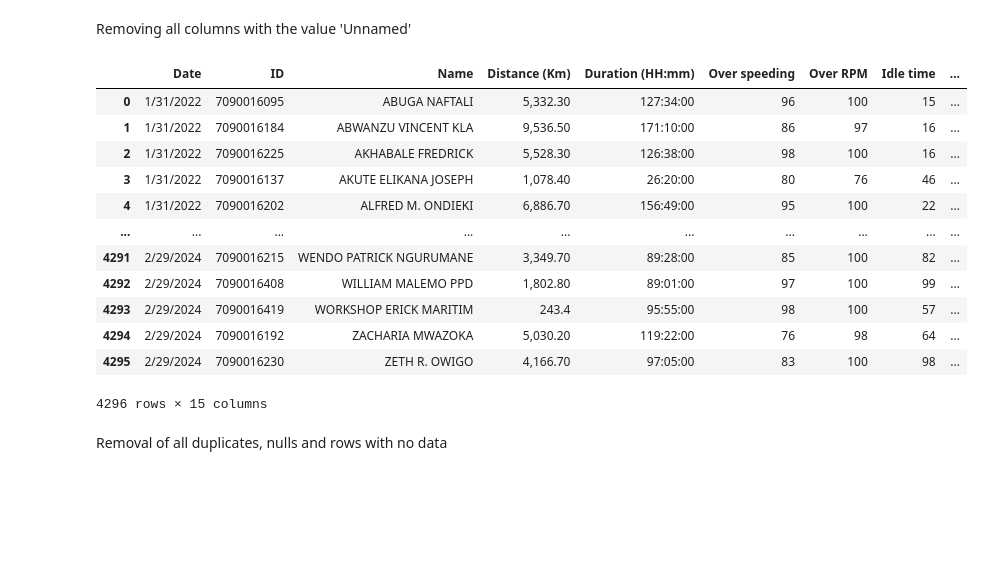
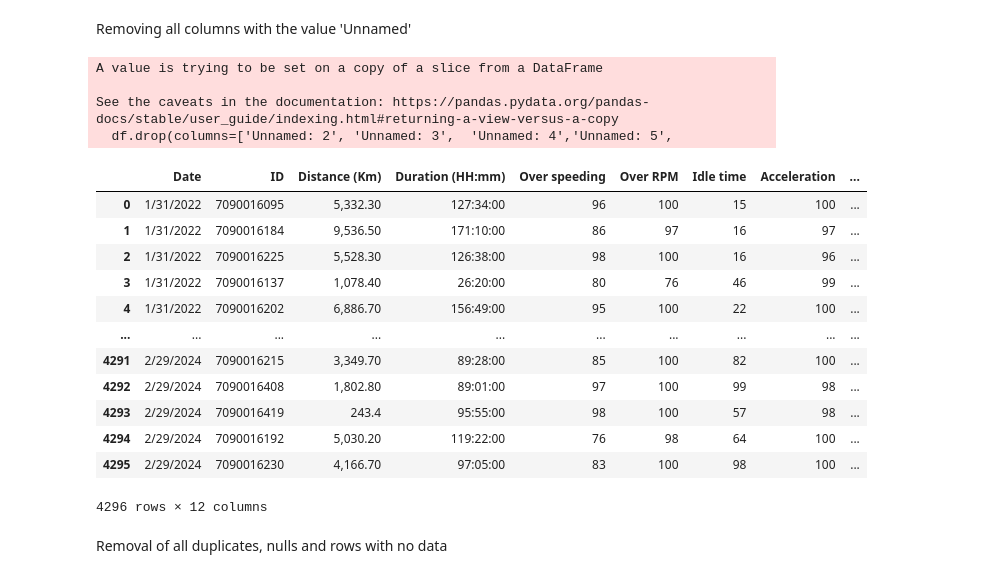
Before and after one commit to RuthieKe/Driver-behaviour-project, a Jupyter notebook: 20240308 Dissertation Notebook.ipynb, the cells around one changed output. Saved outputs shown, nothing was run; the diff lists cells and outputs as text; code cells hidden in the pictures; blank space fills up the shorter version.

```diff
--- a/20240308 Dissertation Notebook.ipynb
+++ b/20240308 Dissertation Notebook.ipynb
@@ -72,25 +72,29 @@ Index(['Date', 'ID', 'Unnamed: 2', 'Unnamed: 3', 'Name', 'Unnamed: 5',
 # %% [markdown]
 Removing all columns with the value 'Unnamed'
 # %%
-df.drop(columns=['Unnamed: 2', 'Unnamed: 3', 'Unnamed: 5',
-       'Unnamed: 6', 'Unnamed: 8','Unnamed: 11', 'Unnamed: 12', 'Unnamed: 13',
-       'Unnamed: 15', 'Unnamed: 16',  'Unnamed: 18'], inplace=True)
+df.drop(columns=['Unnamed: 2', 'Unnamed: 3',  'Unnamed: 4','Unnamed: 5',
+       'Unnamed: 7', 'Unnamed: 10','Unnamed: 11', 'Unnamed: 12', 'Unnamed: 14',
+       'Unnamed: 15', 'Unnamed: 17'], inplace=True)
 
 df
 # %% [output]
+A value is trying to be set on a copy of a slice from a DataFrame
+
+See the caveats in the documentation: https://pandas.pydata.org/pandas-docs/stable/user_guide/indexing.html#returning-a-view-versus-a-copy
+  df.drop(columns=['Unnamed: 2', 'Unnamed: 3',  'Unnamed: 4','Unnamed: 5',
-|  | Date | ID | Name | Distance (Km) | Duration (HH:mm) | Over speeding | Over RPM | Idle time | ... |
-| 0 | 1/31/2022 | 7090016095 | ABUGA NAFTALI | 5,332.30 | 127:34:00 | 96 | 100 | 15 | ... |
-| 1 | 1/31/2022 | 7090016184 | ABWANZU VINCENT KLA | 9,536.50 | 171:10:00 | 86 | 97 | 16 | ... |
-| 2 | 1/31/2022 | 7090016225 | AKHABALE FREDRICK | 5,528.30 | 126:38:00 | 98 | 100 | 16 | ... |
-| 3 | 1/31/2022 | 7090016137 | AKUTE ELIKANA JOSEPH | 1,078.40 | 26:20:00 | 80 | 76 | 46 | ... |
-| 4 | 1/31/2022 | 7090016202 | ALFRED M. ONDIEKI | 6,886.70 | 156:49:00 | 95 | 100 | 22 | ... |
+|  | Date | ID | Distance (Km) | Duration (HH:mm) | Over speeding | Over RPM | Idle time | Acceleration | ... |
+| 0 | 1/31/2022 | 7090016095 | 5,332.30 | 127:34:00 | 96 | 100 | 15 | 100 | ... |
+| 1 | 1/31/2022 | 7090016184 | 9,536.50 | 171:10:00 | 86 | 97 | 16 | 97 | ... |
+| 2 | 1/31/2022 | 7090016225 | 5,528.30 | 126:38:00 | 98 | 100 | 16 | 96 | ... |
+| 3 | 1/31/2022 | 7090016137 | 1,078.40 | 26:20:00 | 80 | 76 | 46 | 99 | ... |
+| 4 | 1/31/2022 | 7090016202 | 6,886.70 | 156:49:00 | 95 | 100 | 22 | 100 | ... |
 | ... | ... | ... | ... | ... | ... | ... | ... | ... | ... |
-| 4291 | 2/29/2024 | 7090016215 | WENDO PATRICK NGURUMANE | 3,349.70 | 89:28:00 | 85 | 100 | 82 | ... |
-| 4292 | 2/29/2024 | 7090016408 | WILLIAM MALEMO PPD | 1,802.80 | 89:01:00 | 97 | 100 | 99 | ... |
-| 4293 | 2/29/2024 | 7090016419 | WORKSHOP ERICK MARITIM | 243.4 | 95:55:00 | 98 | 100 | 57 | ... |
-| 4294 | 2/29/2024 | 7090016192 | ZACHARIA MWAZOKA | 5,030.20 | 119:22:00 | 76 | 98 | 64 | ... |
-| 4295 | 2/29/2024 | 7090016230 | ZETH R. OWIGO | 4,166.70 | 97:05:00 | 83 | 100 | 98 | ... |
+| 4291 | 2/29/2024 | 7090016215 | 3,349.70 | 89:28:00 | 85 | 100 | 82 | 100 | ... |
+| 4292 | 2/29/2024 | 7090016408 | 1,802.80 | 89:01:00 | 97 | 100 | 99 | 98 | ... |
+| 4293 | 2/29/2024 | 7090016419 | 243.4 | 95:55:00 | 98 | 100 | 57 | 98 | ... |
+| 4294 | 2/29/2024 | 7090016192 | 5,030.20 | 119:22:00 | 76 | 98 | 64 | 100 | ... |
+| 4295 | 2/29/2024 | 7090016230 | 4,166.70 | 97:05:00 | 83 | 100 | 98 | 100 | ... |
-4296 rows × 15 columns
+4296 rows × 12 columns
 # %% [markdown]
 Removal of all duplicates, nulls and rows with no data
 # %%
```
Also changed, not shown: parts of 7 cells of this notebook.
